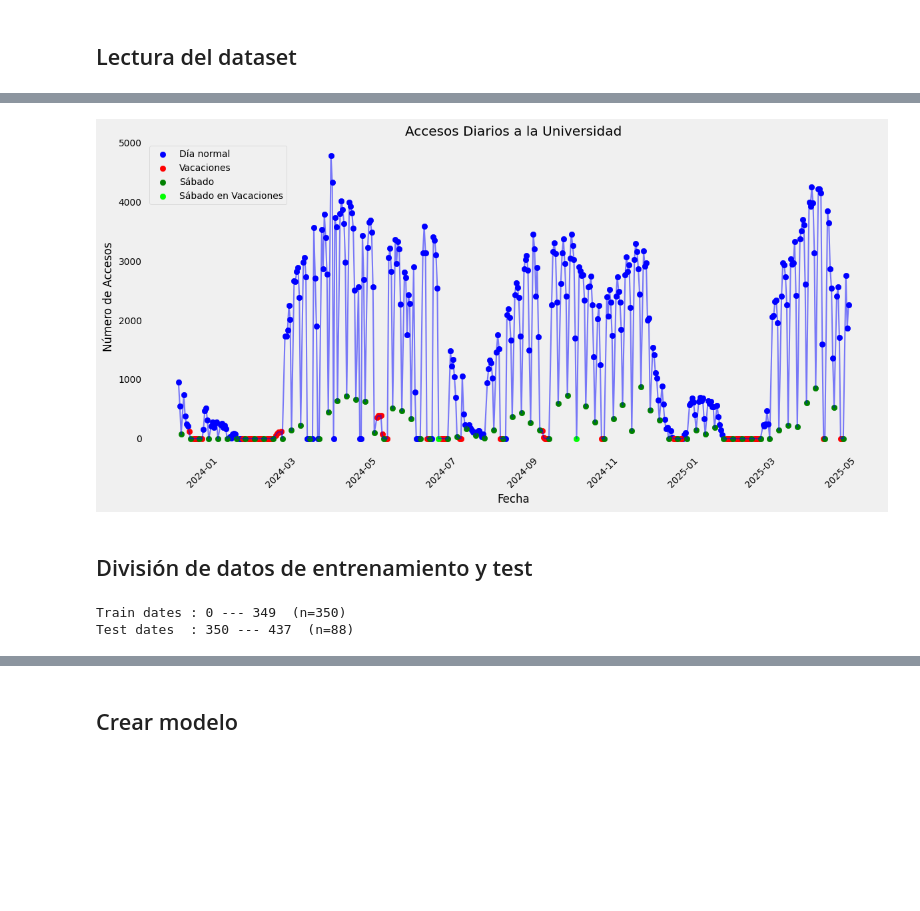
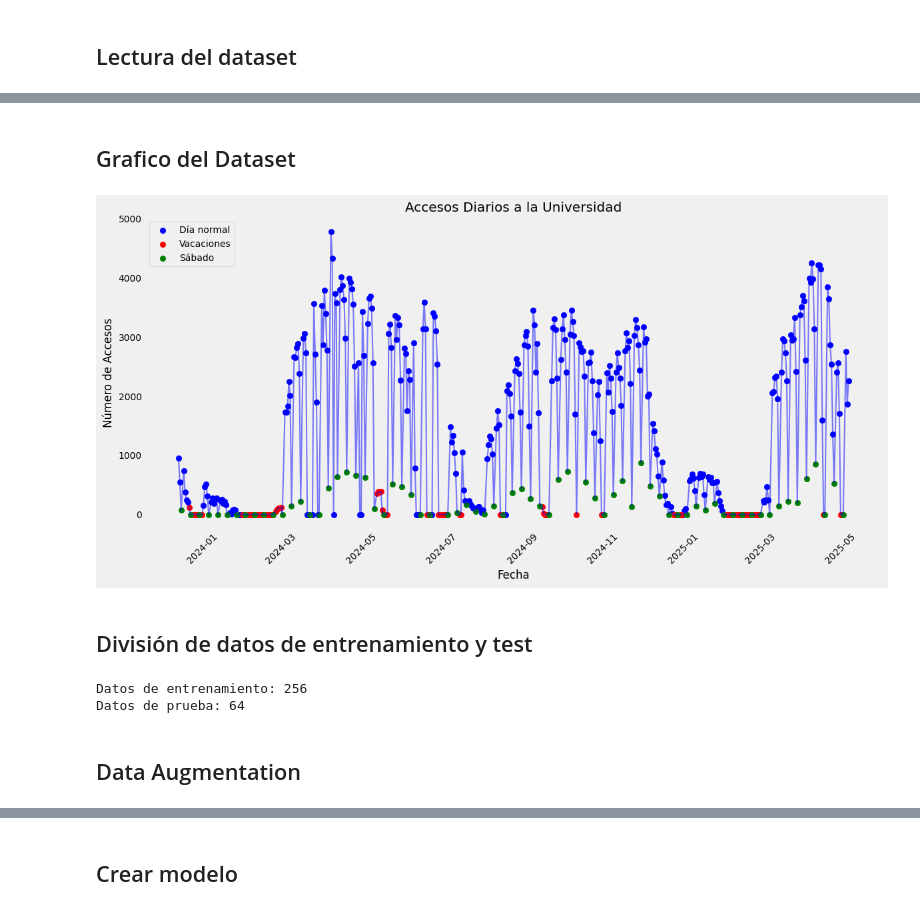
Before and after one commit to BrendanRubilar/IA_Library_Proyect, a Jupyter notebook: LibraryUseRF.ipynb, the cells around one changed output, grey strips where cells are left out. Drawn from its saved outputs; the diff is of its cells as text; code cells hidden in the pictures; blank space fills up the shorter version.

```diff
--- a/LibraryUseRF.ipynb
+++ b/LibraryUseRF.ipynb
@@ -142,0 +104,13 @@ daily_counts_full.tail(10)
+# %%
+# Crear variable de semestre: 1 para marzo-julio, 2 para agosto-diciembre, 0 para otros meses
+def obtener_semestre(mes):
+    if 3 <= mes <= 7:
+        return 1  # Primer semestre
+    elif 8 <= mes <= 12:
+        return 2  # Segundo semestre
+    else:
+        return 0  # Fuera de semestre (enero, febrero)
+
+daily_counts_full['Semestre'] = daily_counts_full['Mes'].apply(obtener_semestre)
+
+daily_counts_full.head(5)
@@ -142,0 +152,12 @@ daily_counts_full.tail(10)
+# %%
+# Agrupar por año, semestre y semana del semestre
+semanas_semestre_mayor_ingreso = (
+    daily_counts_full
+    .groupby(['Año', 'Semestre', 'Semana_Semestre'])['Accesos']
+    .sum()
+    .reset_index()
+    .sort_values('Accesos', ascending=False)
+)
+
+print(semanas_semestre_mayor_ingreso.head(10))
+daily_counts_full['Semana_Certamen'] = daily_counts_full['Semana_Semestre'].isin([6, 7]).astype(int)
@@ -143,49 +176,50 @@ daily_counts_full.tail(10)
+# %% [markdown]
+## Grafico del Dataset
 # %%
-# Graficar los datos con puntos rojos en vacaciones y verdes en sábados
 plt.figure(figsize=(12, 6))
-
-# Línea general
 plt.plot(daily_counts_full['Fecha'], daily_counts_full['Accesos'], linestyle='-', color='b', alpha=0.5)
 
 # Puntos normales (no vacaciones ni sábados)
-no_vac_no_sab = (daily_counts_full['Vacaciones'] == 0) & (daily_counts_full['Es_Sabado'] == 0)
+no_vac_no_sab = (daily_counts_full['Vacaciones'] == 0) & (daily_counts_full['Fecha'].dt.weekday != 5)
 plt.scatter(daily_counts_full['Fecha'][no_vac_no_sab], daily_counts_full['Accesos'][no_vac_no_sab], color='b', label='Día normal')
 
-# Puntos de vacaciones (no sábado)
-vac = (daily_counts_full['Vacaciones'] == 1) & (daily_counts_full['Es_Sabado'] == 0)
+# Puntos de vacaciones
+vac = (daily_counts_full['Vacaciones'] == 1)
 plt.scatter(daily_counts_full['Fecha'][vac], daily_counts_full['Accesos'][vac], color='r', label='Vacaciones')
 
-# Puntos de sábados (no vacaciones)
-sab = (daily_counts_full['Es_Sabado'] == 1) & (daily_counts_full['Vacaciones'] == 0)
+# Puntos de sábados
+sab = (daily_counts_full['Vacaciones'] == 0) & (daily_counts_full['Fecha'].dt.weekday == 5)
 plt.scatter(daily_counts_full['Fecha'][sab], daily_counts_full['Accesos'][sab], color='g', label='Sábado')
-
-# Puntos de sábados en vacaciones (opcional, mezcla de ambos)
-sab_vac = (daily_counts_full['Es_Sabado'] == 1) & (daily_counts_full['Vacaciones'] == 1)
-plt.scatter(daily_counts_full['Fecha'][sab_vac], daily_counts_full['Accesos'][sab_vac], color='lime', label='Sábado en Vacaciones')
 
 plt.title('Accesos Diarios a la Universidad')
 plt.xlabel('Fecha')
 plt.ylabel('Número de Accesos')
 plt.xticks(rotation=45)
 plt.grid()
 plt.legend()
 plt.tight_layout()
 plt.show()
 # %% [output]
-[figure, old version]
+[figure, new version]
 # %% [markdown]
 ## División de datos de entrenamiento y test
-# %%
-train_Size = int(len(daily_counts_full)*0.8)
-
-train = daily_counts_full['Accesos'][:train_Size]
-test = daily_counts_full['Accesos'][train_Size:]
-
-train_exog = daily_counts_full[['Vacaciones', 'Dia_Semana', 'Es_Sabado']][:train_Size]
-test_exog = daily_counts_full[['Vacaciones', 'Dia_Semana', 'Es_Sabado']][train_Size:]
-
-print(f"Train dates : {train.index.min()} --- {train.index.max()}  (n={len(train)})")
-print(f"Test dates  : {test.index.min()} --- {test.index.max()}  (n={len(test)})")
-# %% [output]
-Train dates : 0 --- 349  (n=350)
-Test dates  : 350 --- 437  (n=88)
+# %%
+daily_counts_full = agregar_lags(daily_counts_full, 'Accesos', [7, 14, 21])
+
+daily_counts_full = daily_counts_full.dropna().reset_index(drop=True)
+
+X = daily_counts_full[['Vacaciones', 'Semana_Certamen','media_movil_7',
+                      'mes_sin', 'mes_cos', 'dia_semana_sin', 'dia_semana_cos','ewma_7','ewma_14','ewma_30']]
+y = daily_counts_full['Accesos']
+
+X_train, X_test, y_train, y_test = train_test_split(
+    X, y, test_size=0.2, shuffle=False
+)
+
+print(f"Datos de entrenamiento: {len(X_train)}")
+print(f"Datos de prueba: {len(X_test)}")
+# %% [output]
+Datos de entrenamiento: 256
+Datos de prueba: 64
+# %% [markdown]
+## Data Augmentation
```
Also changed, not shown: parts of 26 cells of this notebook, 12 other files.
